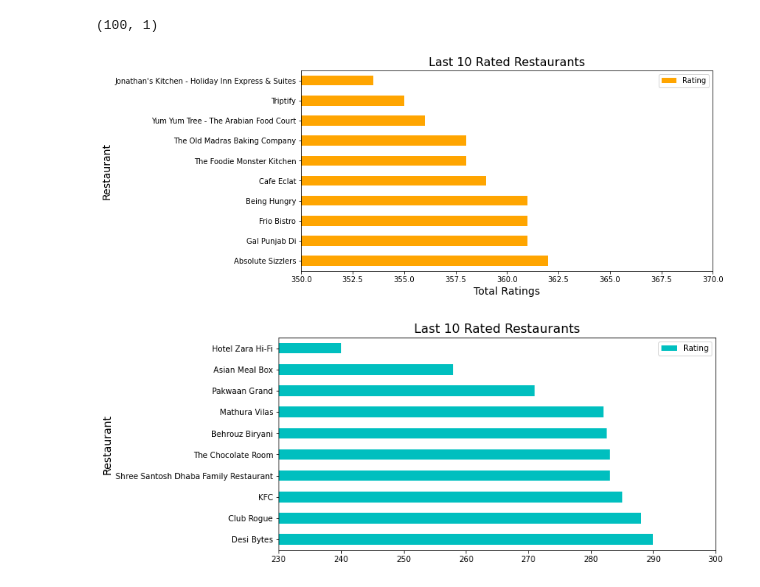
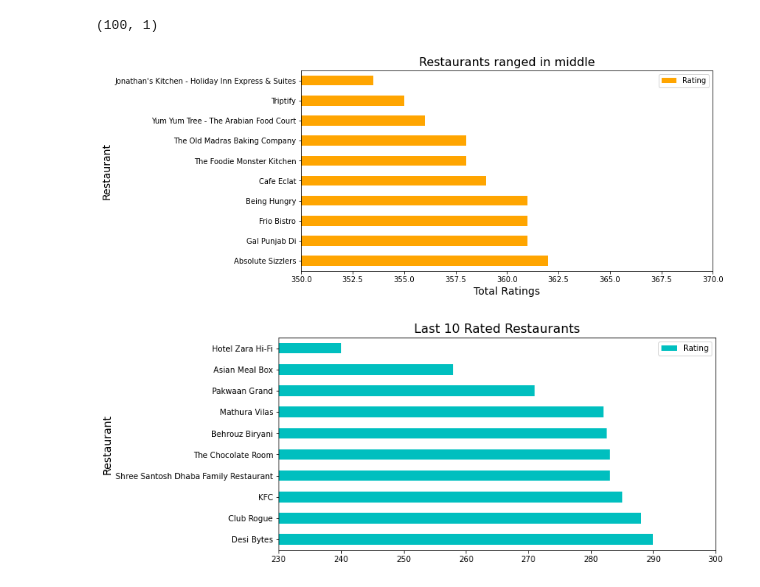
Before and after one commit to Narayan718/unsupervized-learning, a Jupyter notebook: zomato.ipynb, the cells around one changed output. Drawn from its saved outputs; the diff is of its cells as text; code cells hidden in the pictures.

Commit message:
restaurants recommendation model

```diff
--- a/zomato.ipynb
+++ b/zomato.ipynb
@@ -277,3 +281,17 @@ for col in features:
 [figure]
 [figure]
 [figure]
+# %%
+#fuction for finding the type of time
+def time_type(time):
+    if(time==4 or time==5 or time==6 or time==7 or time==8 or time==9 or time==10 or time==11):
+        return 'Morning'
+    elif(time==12 or time==13 or time==14 or time==15 or time==16 or time==17):
+        return 'Noon'
+    elif(time==16 or time==18 or time==19 or time==20):
+        return 'Evening'
+    else:
+        return 'Night'
+# %%
+#applying the framed function on the data
+reviews_df['Time type'] = reviews_df['Hour'].apply(time_type)
@@ -298,15 +326,15 @@ top_restaurants.shape
 # %% [output]
 (100, 1)
 # %%
-#average rated restaurants
+#restaurants ranges in middle
 avg_rated = top_restaurants[45:55]
 avg_rated.plot(kind='barh', xlim=(350, 370), figsize=(10, 5), color='orange')
-plt.title('Last 10 Rated Restaurants', size=16)
+plt.title('Restaurants ranged in middle', size=16)
 plt.ylabel('Restaurant', size=14)
 plt.xlabel('Total Ratings', size=14)
 plt.show()
 # %% [output]
-[figure, old version]
+[figure, new version]
 # %%
 #least 10 restaurants
 last_10 = top_restaurants[-10:]
```
Also changed, not shown: parts of 19 cells of this notebook.
